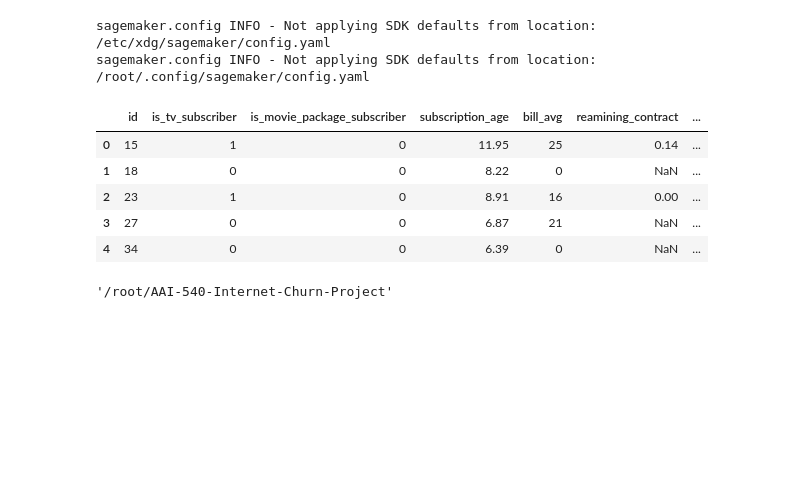
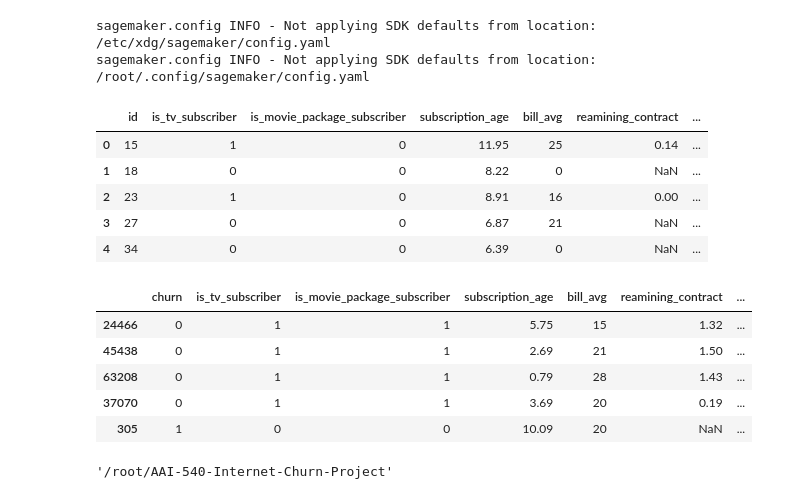
Before and after one commit to kaylawright26/AAI-540-Internet-Churn-Project, a Jupyter notebook: CI-CD-Pipeline.ipynb, the cells around one changed output. Saved outputs shown, nothing was run; the diff lists cells and outputs as text; code cells hidden in the pictures; blank space fills up the shorter version.

```diff
--- a/CI-CD-Pipeline.ipynb
+++ b/CI-CD-Pipeline.ipynb
@@ -58,16 +58,28 @@ df.head()
 | 4 | 34 | 0 | 0 | 6.39 | 0 | NaN | ... |
 # %%
 # Set aside some data for batch transform
-X = df.drop(labels = 'churn',axis = 1)
+X = df.drop(labels = ['churn','id'],axis = 1)
 y = df['churn']
 X_df,X_batch,y_df,y_batch = train_test_split(X,y,test_size = 0.1,random_state = 24)
 
+
+
 X_df['churn'] = y_df
 X_batch['churn'] = y_batch
-
+X_df.insert(0, 'churn', X_df.pop('churn'))
+X_batch.insert(0, 'churn', X_batch.pop('churn'))
 # Save as dfs
 X_df.to_csv("internet_churn.csv")
 X_batch.to_csv("batch_churn.csv")
+# %%
+X_df.head()
+# %% [output]
+|  | churn | is_tv_subscriber | is_movie_package_subscriber | subscription_age | bill_avg | reamining_contract | ... |
+| 24466 | 0 | 1 | 1 | 5.75 | 15 | 1.32 | ... |
+| 45438 | 0 | 1 | 1 | 2.69 | 21 | 1.50 | ... |
+| 63208 | 0 | 1 | 1 | 0.79 | 28 | 1.43 | ... |
+| 37070 | 0 | 1 | 1 | 3.69 | 20 | 0.19 | ... |
+| 305 | 1 | 0 | 0 | 10.09 | 20 | NaN | ... |
 # %%
 # Make sure to get in correct dictionary
 os.getcwd()
```
Also changed, not shown: parts of 5 cells of this notebook.
